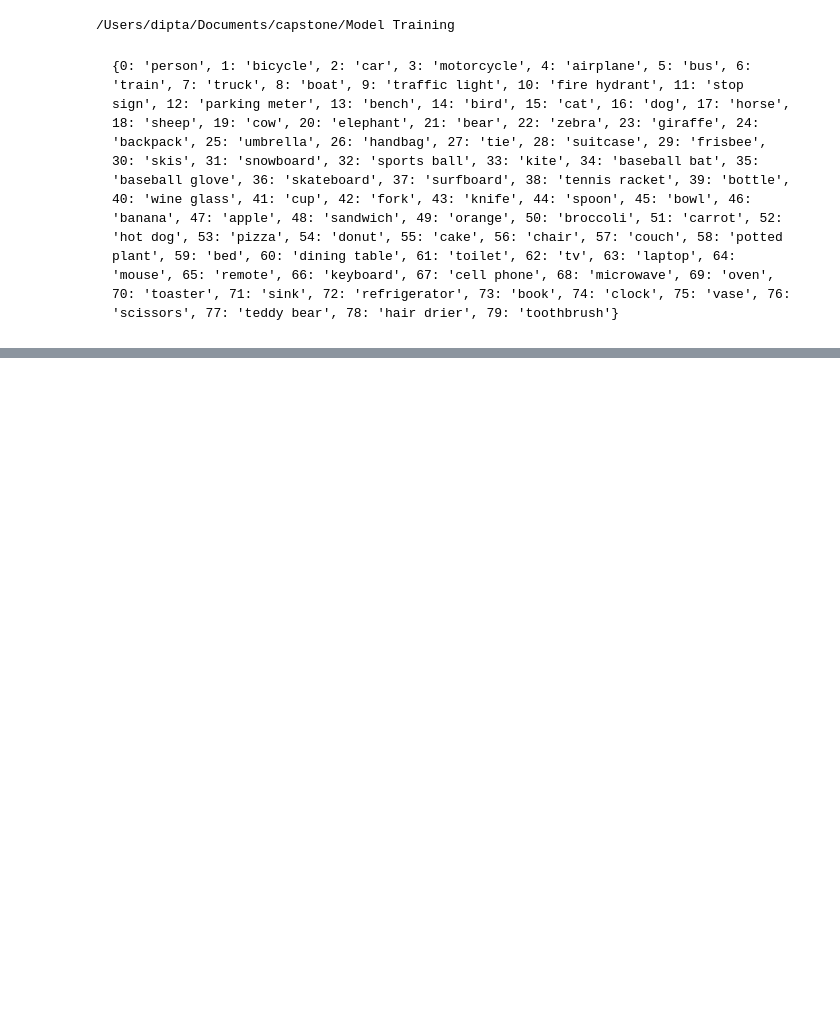
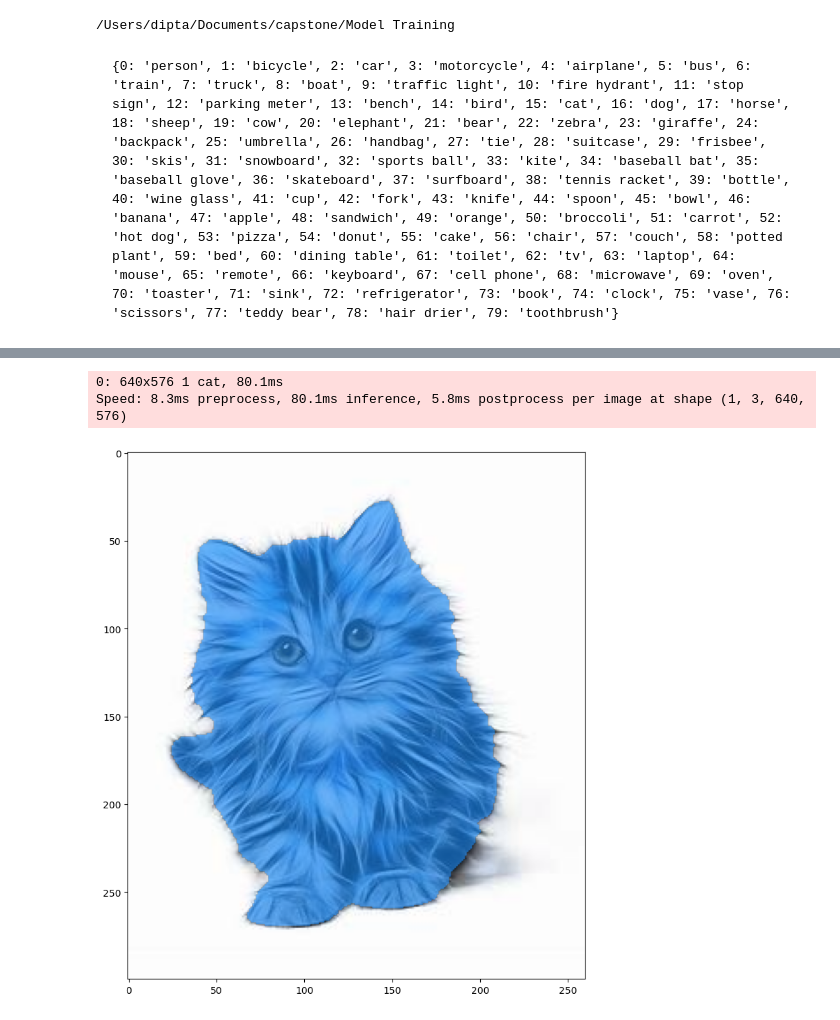
Before and after one commit to roydipta/safari_stickerbook, a Jupyter notebook: Model Training/YOLOv8 and SAM.ipynb, the cells around one changed output, grey strips where cells are left out. Drawn from its saved outputs; the diff is of its cells as text; code cells hidden in the pictures; blank space fills up the shorter version.

```diff
--- a/Model Training/YOLOv8 and SAM.ipynb
+++ b/Model Training/YOLOv8 and SAM.ipynb
@@ -45,6 +71,35 @@ model = YOLO('yolov8n.pt')
 image = cv2.imread('./raw-img/gatto/3.jpeg')
 # %% [markdown]
     {0: 'person', 1: 'bicycle', 2: 'car', 3: 'motorcycle', 4: 'airplane', 5: 'bus', 6: 'train', 7: 'truck', 8: 'boat', 9: 'traffic light', 10: 'fire hydrant', 11: 'stop sign', 12: 'parking meter', 13: 'bench', 14: 'bird', 15: 'cat', 16: 'dog', 17: 'horse', 18: 'sheep', 19: 'cow', 20: 'elephant', 21: 'bear', 22: 'zebra', 23: 'giraffe', 24: 'backpack', 25: 'umbrella', 26: 'handbag', 27: 'tie', 28: 'suitcase', 29: 'frisbee', 30: 'skis', 31: 'snowboard', 32: 'sports ball', 33: 'kite', 34: 'baseball bat', 35: 'baseball glove', 36: 'skateboard', 37: 'surfboard', 38: 'tennis racket', 39: 'bottle', 40: 'wine glass', 41: 'cup', 42: 'fork', 43: 'knife', 44: 'spoon', 45: 'bowl', 46: 'banana', 47: 'apple', 48: 'sandwich', 49: 'orange', 50: 'broccoli', 51: 'carrot', 52: 'hot dog', 53: 'pizza', 54: 'donut', 55: 'cake', 56: 'chair', 57: 'couch', 58: 'potted plant', 59: 'bed', 60: 'dining table', 61: 'toilet', 62: 'tv', 63: 'laptop', 64: 'mouse', 65: 'remote', 66: 'keyboard', 67: 'cell phone', 68: 'microwave', 69: 'oven', 70: 'toaster', 71: 'sink', 72: 'refrigerator', 73: 'book', 74: 'clock', 75: 'vase', 76: 'scissors', 77: 'teddy bear', 78: 'hair drier', 79: 'toothbrush'}
+# %%
+def segment(image):
+
+    objects = model(image, save = False, classes=[15, 16])
+
+    if len(objects[0].boxes.cls) > 0 and int(objects[0].boxes.cls[0]) in (15, 16):
+        sam_checkpoint = 'sam_vit_h_4b8939.pth'
+        model_type = 'vit_h'
+        device = 'mps'
+
+        sam = sam_model_registry[model_type](checkpoint=sam_checkpoint)
+        sam.to(device=device)
+
+        predictor = SamPredictor(sam)
+        predictor.set_image(image)
+        input_box = np.array(objects[0].boxes.data[0][:4].tolist())
+
+        masks, _, _ = predictor.predict(point_coords=None, point_labels=None,
+                                   box = input_box[None,:],
+                                   multimask_output = False,)
+
+        plt.figure(figsize=(10,10))
+        plt.imshow(image)
+        show_mask(masks[0], plt.gca())
+        # show_box(input_box, plt.gca())
+        plt.show()
+
+    else:
+        print('There are no cats in your picture')
 # %%
 objects = model(image, save = False, classes=[15])
 # %% [output]
@@ -76,0 +163,7 @@ objects
+# %%
+image1 = cv2.imread('./raw-img/gatto/5.jpeg')
+segment(image1)
+# %% [output]
+0: 640x576 1 cat, 80.1ms
+Speed: 8.3ms preprocess, 80.1ms inference, 5.8ms postprocess per image at shape (1, 3, 640, 576)
+[figure, added]
```
Also changed, not shown: parts of 21 cells of this notebook, 2 other files.
